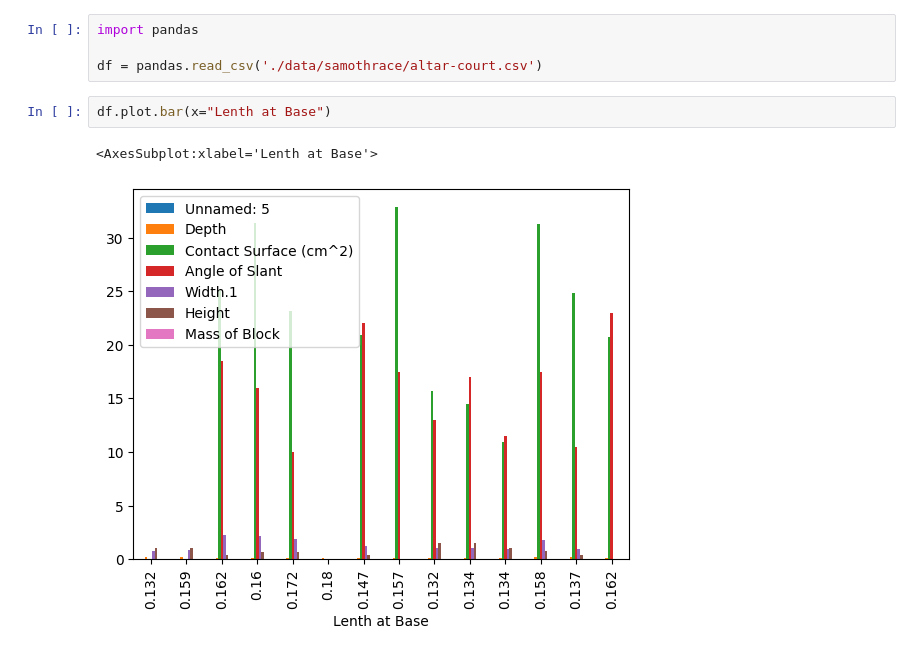
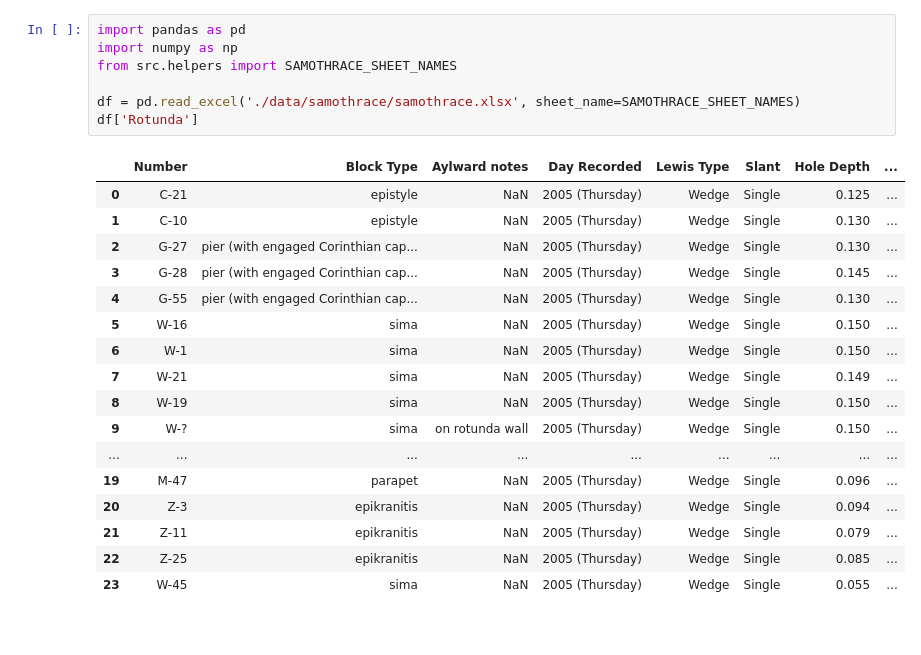
Before and after one commit to Patches72790/LewisHolesProject, a Jupyter notebook: lewis-holes.ipynb, the cells around one changed output. Saved outputs shown, nothing was run; the diff lists cells and outputs as text.

Commit message:
added changes for xlsx version of samothrace data

```diff
--- a/lewis-holes.ipynb
+++ b/lewis-holes.ipynb
@@ -1,9 +1,25 @@
 # %%
-import pandas
+import pandas as pd
+import numpy as np
+from src.helpers import SAMOTHRACE_SHEET_NAMES
 
-df = pandas.read_csv('./data/samothrace/altar-court.csv')
+df = pd.read_excel('./data/samothrace/samothrace.xlsx', sheet_name=SAMOTHRACE_SHEET_NAMES)
+df['Rotunda']
+# %% [output]
+|  | Number | Block Type | Aylward notes | Day Recorded | Lewis Type | Slant | Hole Depth | ... |
+| 0 | C-21 | epistyle | NaN | 2005 (Thursday) | Wedge | Single | 0.125 | ... |
+| 1 | C-10 | epistyle | NaN | 2005 (Thursday) | Wedge | Single | 0.130 | ... |
+| 2 | G-27 | pier (with engaged Corinthian cap... | NaN | 2005 (Thursday) | Wedge | Single | 0.130 | ... |
+| 3 | G-28 | pier (with engaged Corinthian cap... | NaN | 2005 (Thursday) | Wedge | Single | 0.145 | ... |
+| 4 | G-55 | pier (with engaged Corinthian cap... | NaN | 2005 (Thursday) | Wedge | Single | 0.130 | ... |
+| 5 | W-16 | sima | NaN | 2005 (Thursday) | Wedge | Single | 0.150 | ... |
+| 6 | W-1 | sima | NaN | 2005 (Thursday) | Wedge | Single | 0.150 | ... |
+| 7 | W-21 | sima | NaN | 2005 (Thursday) | Wedge | Single | 0.149 | ... |
+| 8 | W-19 | sima | NaN | 2005 (Thursday) | Wedge | Single | 0.150 | ... |
+| 9 | W-? | sima | on rotunda wall | 2005 (Thursday) | Wedge | Single | 0.150 | ... |
+| ... | ... | ... | ... | ... | ... | ... | ... | ... |
+| 19 | M-47 | parapet | NaN | 2005 (Thursday) | Wedge | Single | 0.096 | ... |
+| 20 | Z-3 | epikranitis | NaN | 2005 (Thursday) | Wedge | Single | 0.094 | ... |
+| 21 | Z-11 | epikranitis | NaN | 2005 (Thursday) | Wedge | Single | 0.079 | ... |
+| 22 | Z-25 | epikranitis | NaN | 2005 (Thursday) | Wedge | Single | 0.085 | ... |
+| 23 | W-45 | sima | NaN | 2005 (Thursday) | Wedge | Single | 0.055 | ... |
-# %%
-df.plot.bar(x="Lenth at Base")
-# %% [output]
-<AxesSubplot:xlabel='Lenth at Base'>
-[figure, removed]
```
Also changed, not shown: parts of 4 cells of this notebook, 2 other files.
